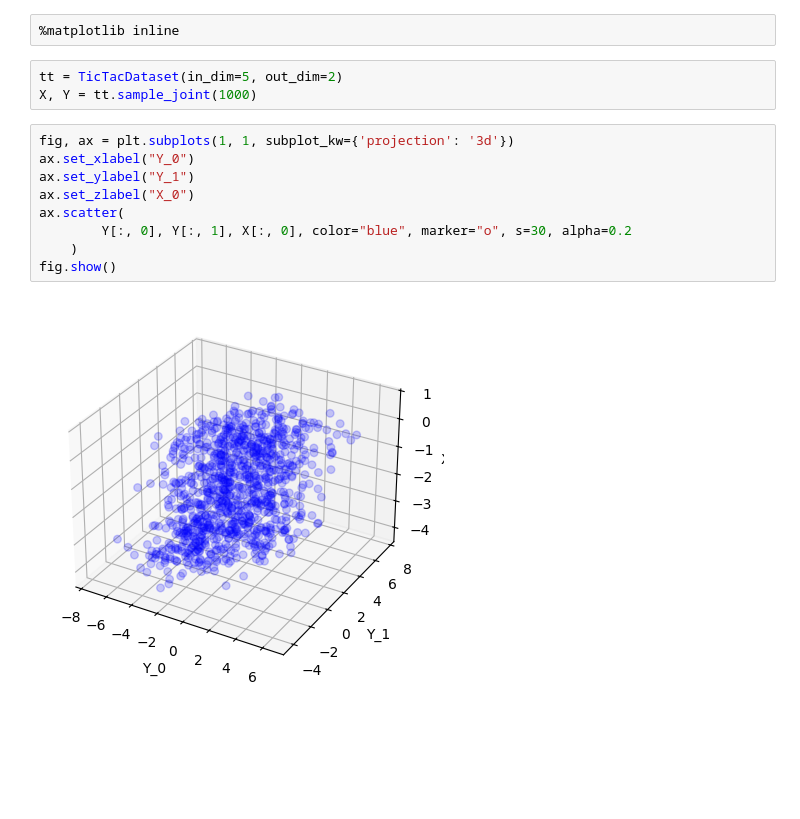
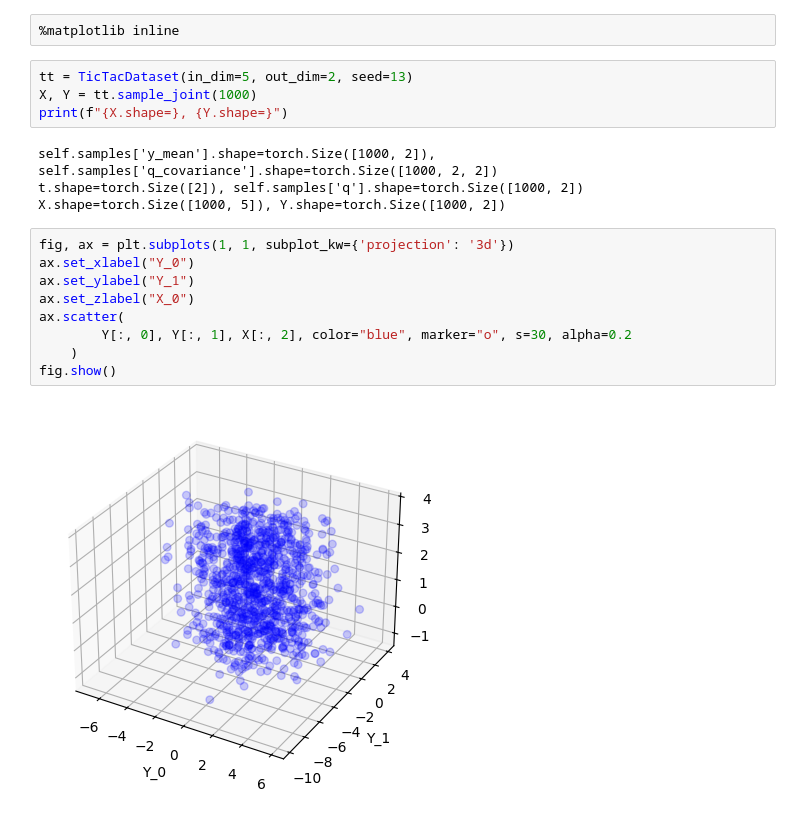
Before and after one commit to VldKnd/conditional_quantile_function, a Jupyter notebook: notebooks/synthetic_datasets.ipynb, the cells around one changed output. Drawn from its saved outputs; the diff is of its cells as text; blank space fills up the shorter version.

```diff
--- a/notebooks/synthetic_datasets.ipynb
+++ b/notebooks/synthetic_datasets.ipynb
@@ -7,16 +7,21 @@ from datasets.synthetic.tictac import TicTacDataset
 # %%
 %matplotlib inline
 # %%
-tt = TicTacDataset(in_dim=5, out_dim=2)
+tt = TicTacDataset(in_dim=5, out_dim=2, seed=13)
 X, Y = tt.sample_joint(1000)
+print(f"{X.shape=}, {Y.shape=}")
+# %% [output]
+self.samples['y_mean'].shape=torch.Size([1000, 2]), self.samples['q_covariance'].shape=torch.Size([1000, 2, 2])
+t.shape=torch.Size([2]), self.samples['q'].shape=torch.Size([1000, 2])
+X.shape=torch.Size([1000, 5]), Y.shape=torch.Size([1000, 2])
 # %%
 fig, ax = plt.subplots(1, 1, subplot_kw={'projection': '3d'})
 ax.set_xlabel("Y_0")
 ax.set_ylabel("Y_1")
 ax.set_zlabel("X_0")
 ax.scatter(
-        Y[:, 0], Y[:, 1], X[:, 0], color="blue", marker="o", s=30, alpha=0.2
+        Y[:, 0], Y[:, 1], X[:, 2], color="blue", marker="o", s=30, alpha=0.2
     )
 fig.show()
 # %% [output]
-[figure, old version]
+[figure, new version]
```
